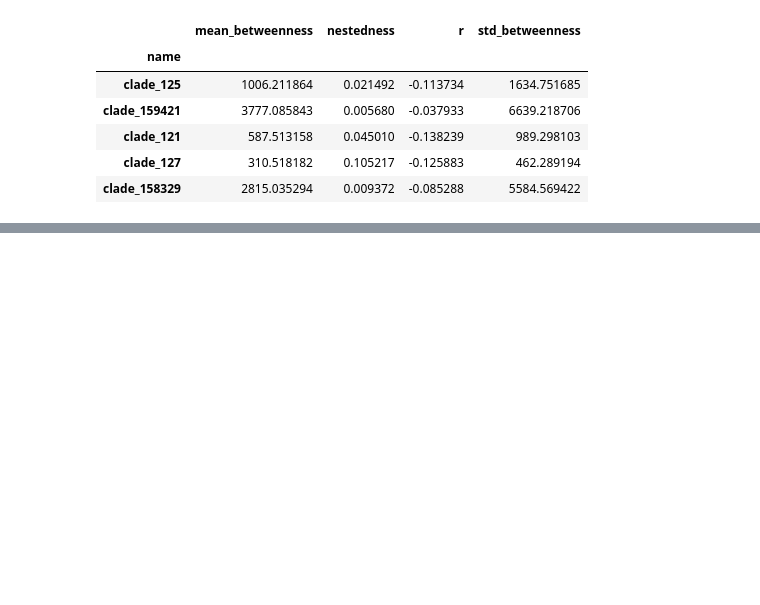
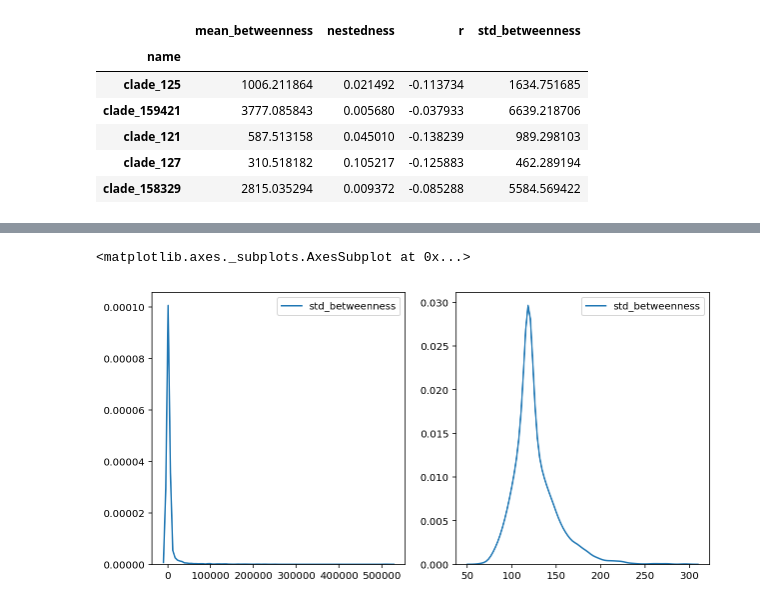
Before and after one commit to ryneches/ManyTrees, a Jupyter notebook: ManyTrees.ipynb, the cells around one changed output, grey strips where cells are left out. Cells and saved outputs as stored; diff of their text form; code cells hidden in the pictures; blank space fills up the shorter version.

```diff
--- a/ManyTrees.ipynb
+++ b/ManyTrees.ipynb
@@ -1270,0 +1268,11 @@ seaborn.jointplot( x='fPCA1', y='fPCA2', data=e_embedded )
+# %%
+figure( figsize=(10,5) )
+subplot(1,2,1)
+seaborn.kdeplot( fishpoo_data_real['std_betweenness'] )
+#xlim( [-1,1] )
+subplot(1,2,2)
+seaborn.kdeplot( gm_real['std_betweenness'] )
+#xlim( [-1,1] )
+# %% [output]
+<matplotlib.axes._subplots.AxesSubplot at 0x...>
+[figure, added]
```
Also changed, not shown: parts of 8 cells of this notebook.
